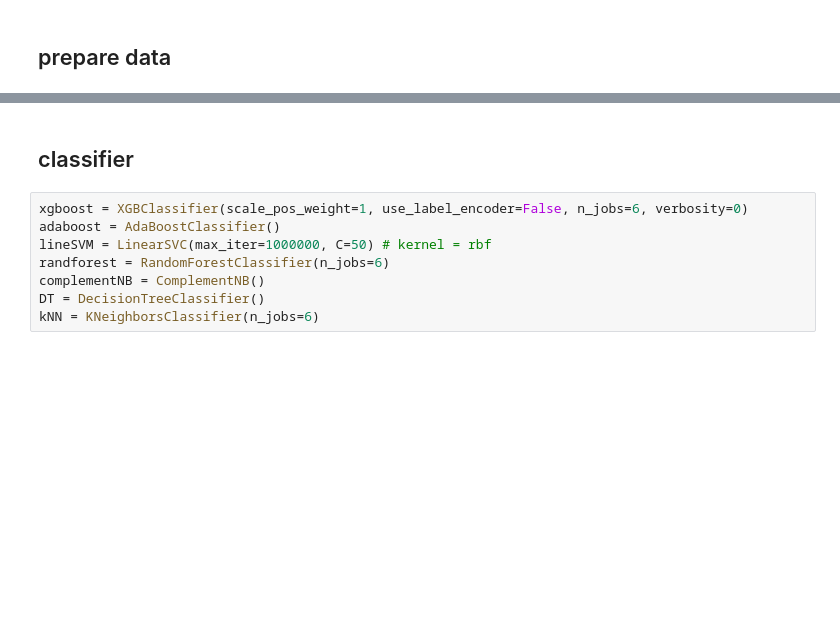
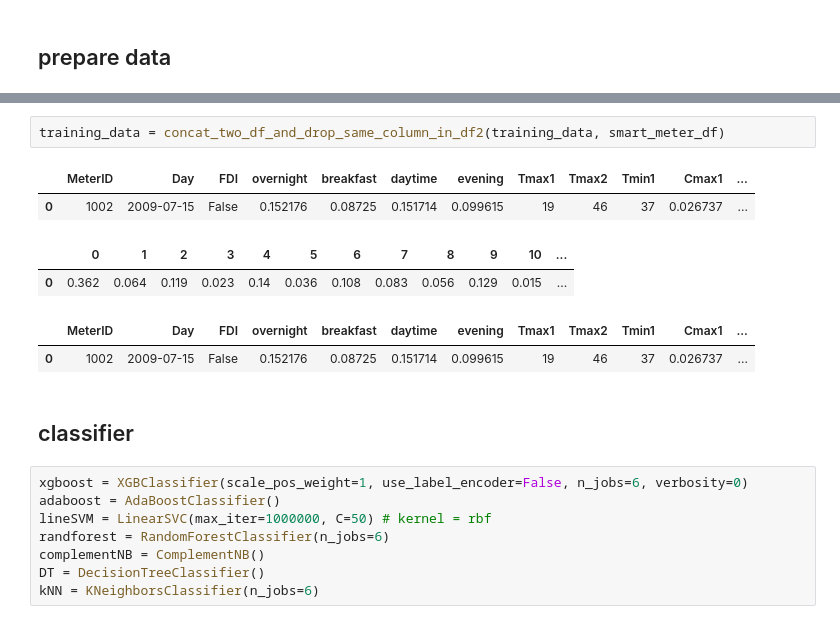
Before and after one commit to BOBO-LU/Non-Technical-Loss, a Jupyter notebook: main-training.ipynb, the cells around one changed output, grey strips where cells are left out. Cells and saved outputs as stored; diff of their text form; blank space fills up the shorter version.

```diff
--- a/main-training.ipynb
+++ b/main-training.ipynb
@@ -76,3 +96,12 @@ training_data.head(3)
+# %%
+training_data = concat_two_df_and_drop_same_column_in_df2(training_data, smart_meter_df)
+# %% [output]
+|  | MeterID | Day | FDI | overnight | breakfast | daytime | evening | Tmax1 | Tmax2 | Tmin1 | Cmax1 | ... |
+| 0 | 1002 | 2009-07-15 | False | 0.152176 | 0.08725 | 0.151714 | 0.099615 | 19 | 46 | 37 | 0.026737 | ... |
+|  | 0 | 1 | 2 | 3 | 4 | 5 | 6 | 7 | 8 | 9 | 10 | ... |
+| 0 | 0.362 | 0.064 | 0.119 | 0.023 | 0.14 | 0.036 | 0.108 | 0.083 | 0.056 | 0.129 | 0.015 | ... |
+|  | MeterID | Day | FDI | overnight | breakfast | daytime | evening | Tmax1 | Tmax2 | Tmin1 | Cmax1 | ... |
+| 0 | 1002 | 2009-07-15 | False | 0.152176 | 0.08725 | 0.151714 | 0.099615 | 19 | 46 | 37 | 0.026737 | ... |
 # %% [markdown]
 ## classifier
 # %%
```
Also changed, not shown: parts of 39 cells of this notebook, 2 other files.
